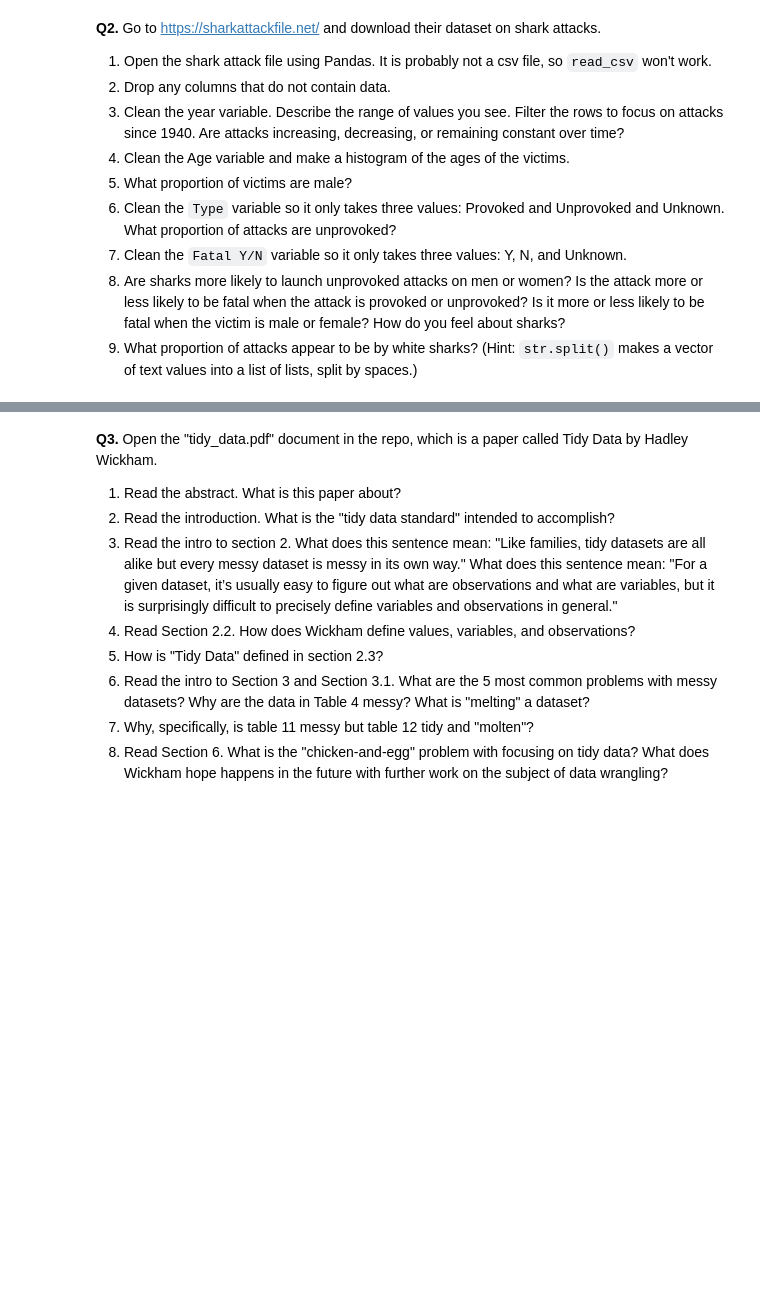
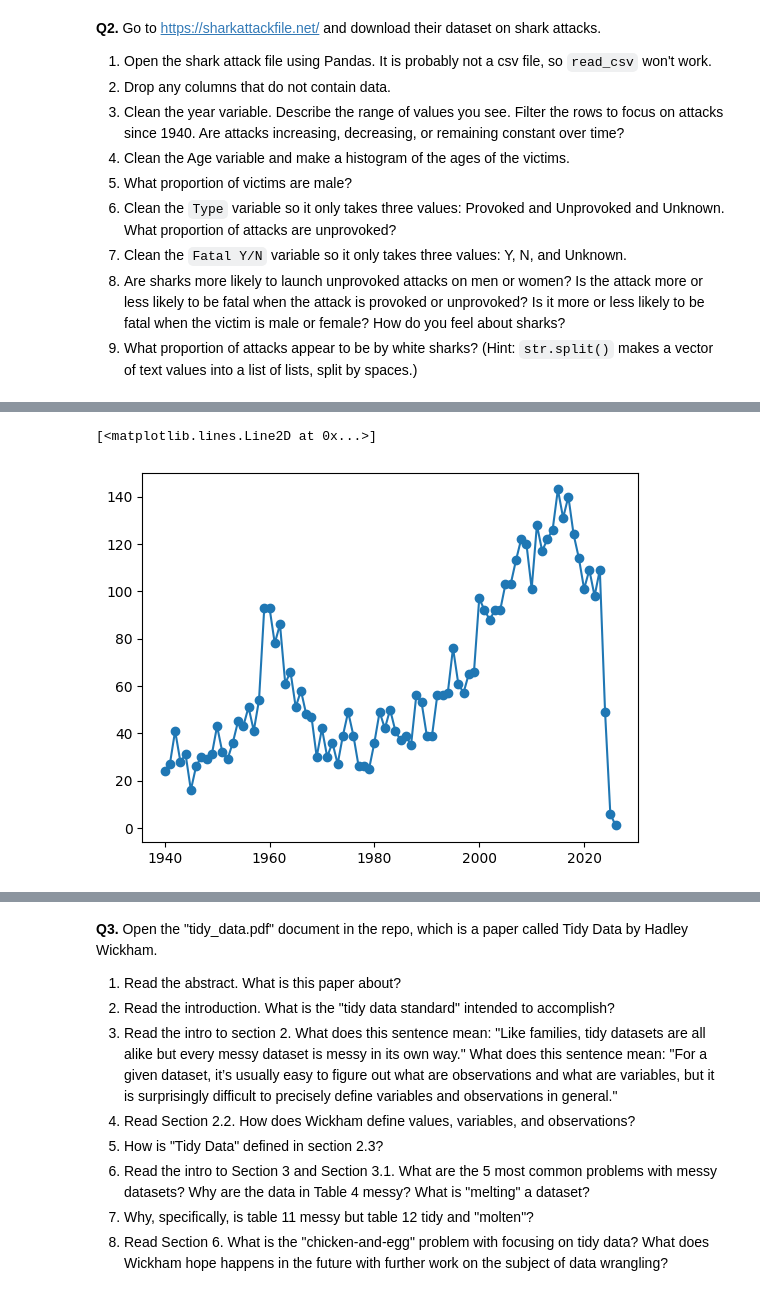
Before and after one commit to teaganabritten/wranglingfork, a Jupyter notebook: assignment/assignment.ipynb, the cells around one changed output, grey strips where cells are left out. Drawn from its saved outputs; the diff is of its cells as text; code cells hidden in the pictures; blank space fills up the shorter version.

```diff
--- a/assignment/assignment.ipynb
+++ b/assignment/assignment.ipynb
@@ -22,5 +22,15 @@
 9. What proportion of attacks appear to be by white sharks? (Hint: `str.split()` makes a vector of text values into a list of lists, split by spaces.)
 # %%
 import pandas as pd
+import xlrd
+import matplotlib.pyplot as plt
+
 
 sharkdata = pd.read_excel('GSAF5.xls')
+
+sharkdata.to_csv('sharkdata.csv', index=False)
+sharkdata = pd.read_csv('sharkdata.csv')
+
+sharkdata.dropna(axis=1, how='all', inplace=True)
+
+sharkdata['Year'].describe()
@@ -28,0 +54,6 @@ FileNotFoundError: [Errno 2] No such file or directory: 'GSAF5.xls'
+# %%
+sharkdata['Year'] = pd.to_numeric(sharkdata['Year'], errors='coerce')
+sharkdata.dropna(subset=['Year'], inplace=True)
+sharkdata['Year'] = sharkdata['Year'].astype(int)
+
+sharkdata.head(10)
@@ -28,0 +73,13 @@ FileNotFoundError: [Errno 2] No such file or directory: 'GSAF5.xls'
+# %%
+sd1940 = sharkdata[sharkdata['Year'] >= 1940]
+
+sdcounts = sd1940['Year'].value_counts().sort_index()
+plt.plot(sdcounts.index, sdcounts.values, marker='o')
+'''
+It appears that there was a spike in  occurences around the year 1960, with a then steady increase in occurences up to about 2019.
+Tbe decline seen in 2020 is likely due to the pandemic,
+and the sharp drop is likely for 2025 where not much data has populated yet due to the data being pulled in february
+'''
+# %% [output]
+[<matplotlib.lines.Line2D at 0x...>]
+[figure, added]
```
Also changed, not shown: parts of 9 cells of this notebook, 1 other file.
